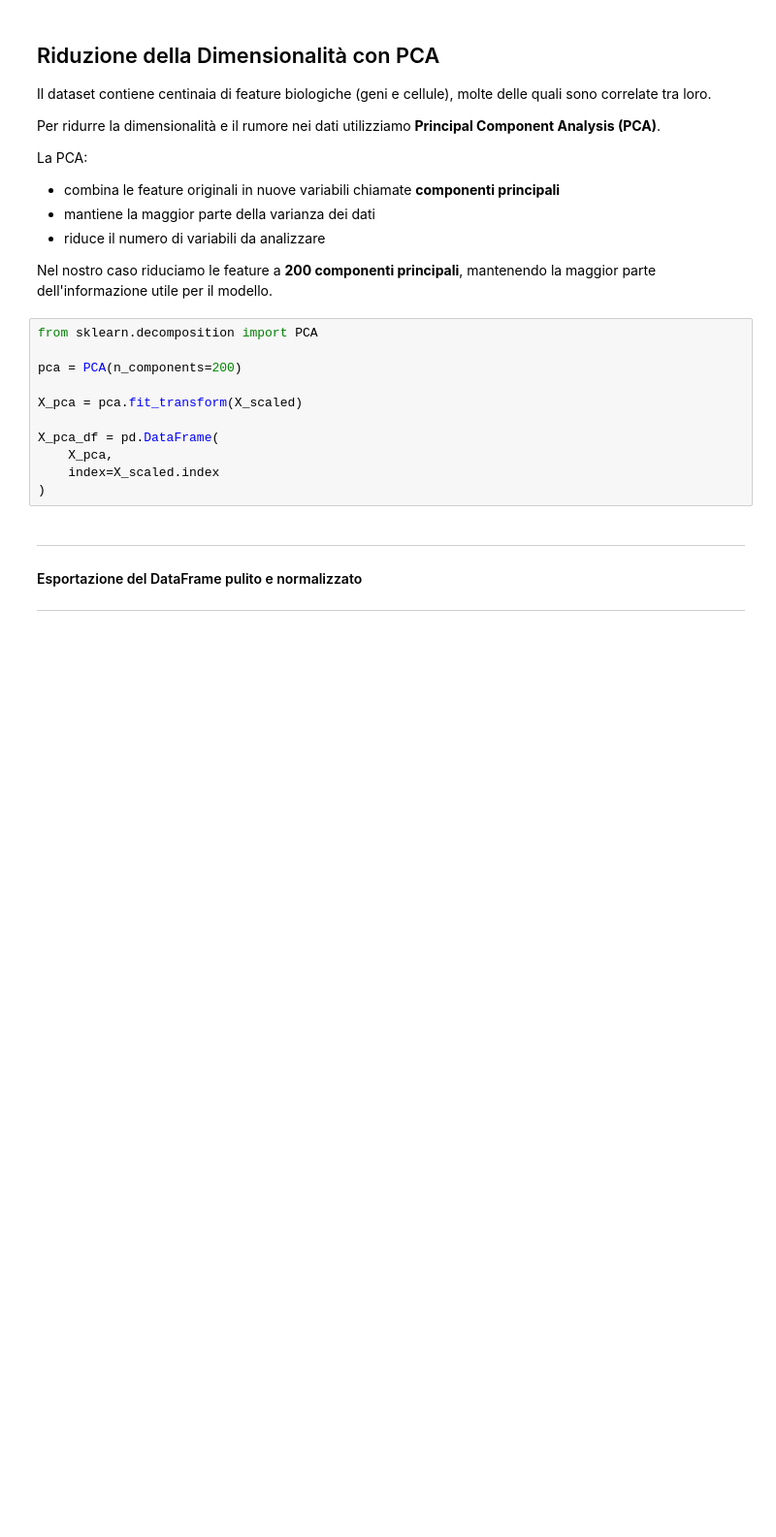
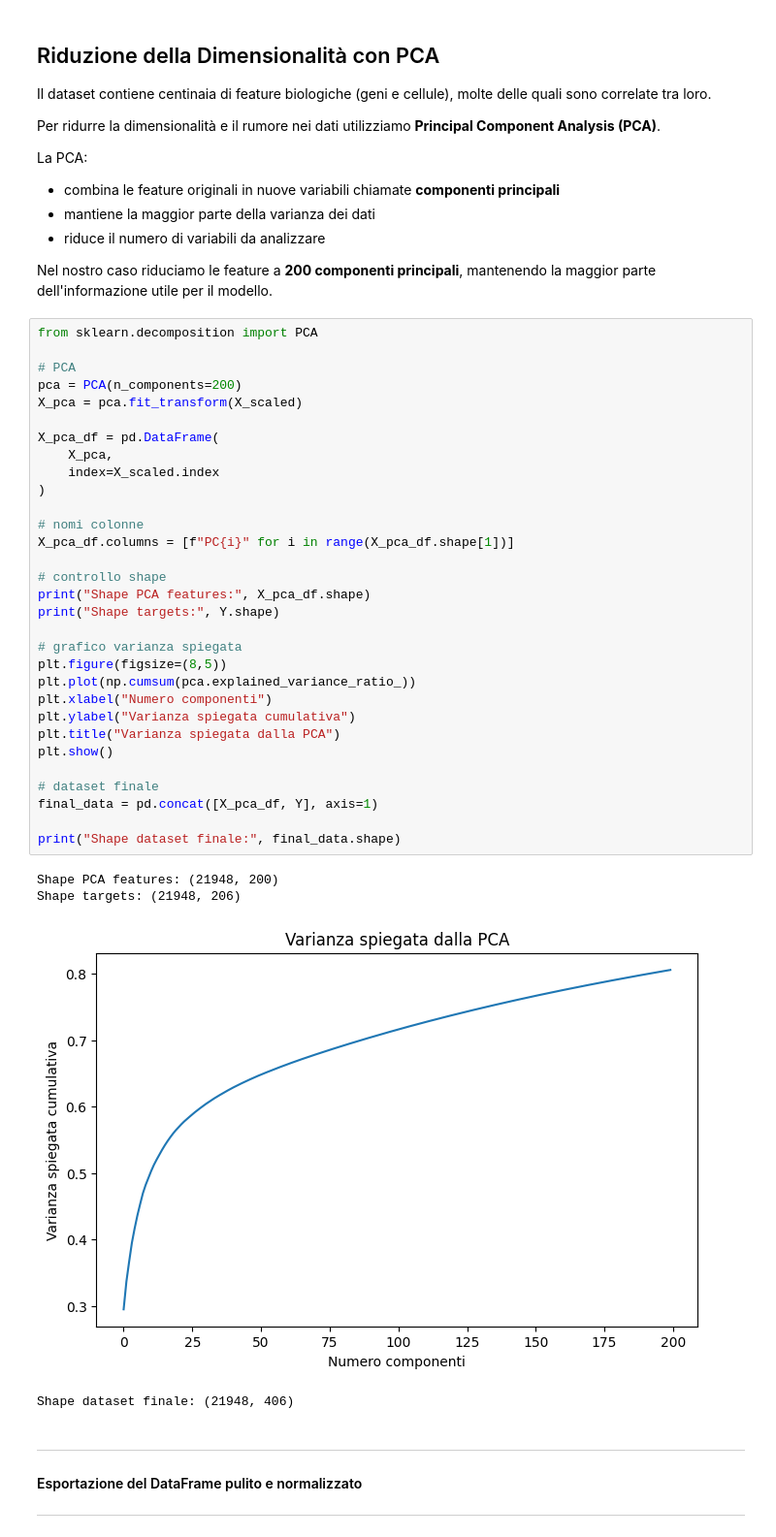
Before and after one commit to OvrTnkDev/DualPath-MedAI, a Jupyter notebook: DualPath_MedAI.ipynb, the cells around one changed output. Shown at 97% size. Saved outputs shown, nothing was run; the diff lists cells and outputs as text; blank space fills up the shorter version.

```diff
--- a/DualPath_MedAI.ipynb
+++ b/DualPath_MedAI.ipynb
@@ -445,17 +443,42 @@ La PCA:
 - riduce il numero di variabili da analizzare
 
 Nel nostro caso riduciamo le feature a **200 componenti principali**, mantenendo la maggior parte dell'informazione utile per il modello.
-# %%
-from sklearn.decomposition import PCA
-
-pca = PCA(n_components=200)
-
-X_pca = pca.fit_transform(X_scaled)
-
-X_pca_df = pd.DataFrame(
-    X_pca,
-    index=X_scaled.index
-)
+# %%
+from sklearn.decomposition import PCA
+
+# PCA
+pca = PCA(n_components=200)
+X_pca = pca.fit_transform(X_scaled)
+
+X_pca_df = pd.DataFrame(
+    X_pca,
+    index=X_scaled.index
+)
+
+# nomi colonne
+X_pca_df.columns = [f"PC{i}" for i in range(X_pca_df.shape[1])]
+
+# controllo shape
+print("Shape PCA features:", X_pca_df.shape)
+print("Shape targets:", Y.shape)
+
+# grafico varianza spiegata
+plt.figure(figsize=(8,5))
+plt.plot(np.cumsum(pca.explained_variance_ratio_))
+plt.xlabel("Numero componenti")
+plt.ylabel("Varianza spiegata cumulativa")
+plt.title("Varianza spiegata dalla PCA")
+plt.show()
+
+# dataset finale
+final_data = pd.concat([X_pca_df, Y], axis=1)
+
+print("Shape dataset finale:", final_data.shape)
+# %% [output]
+Shape PCA features: (21948, 200)
+Shape targets: (21948, 206)
+[figure, added]
+Shape dataset finale: (21948, 406)
 # %% [markdown]
 ---
 #### Esportazione del DataFrame pulito e normalizzato
```
Also changed, not shown: parts of 6 cells of this notebook, 1 other file.
